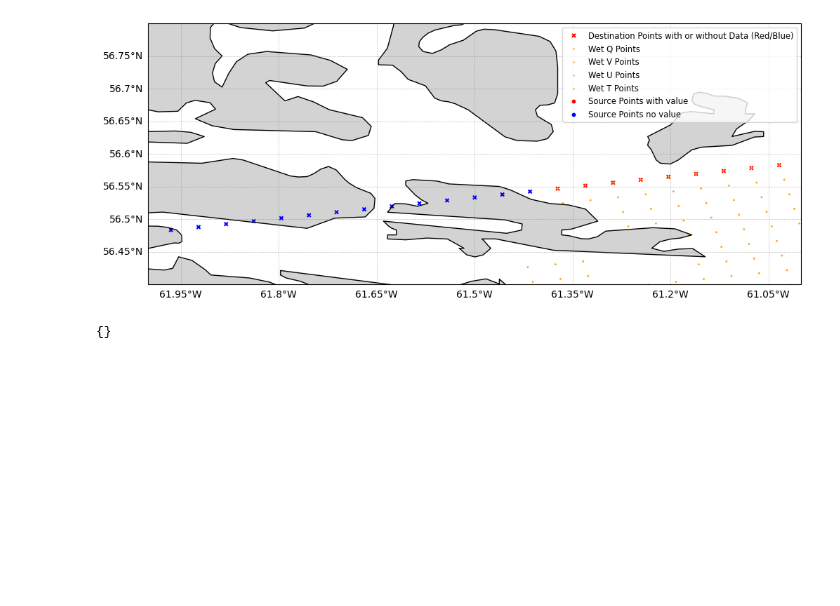
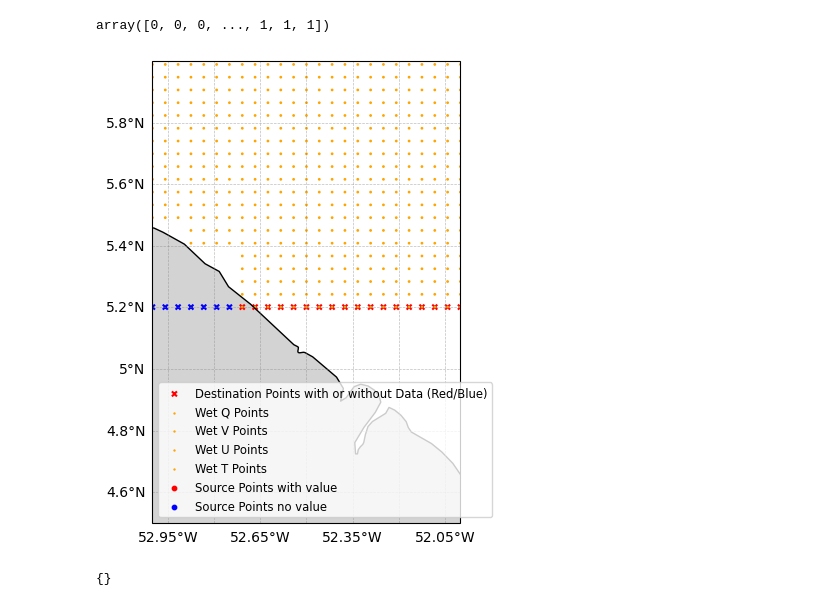
Before and after one commit to CROCODILE-CESM/nwa12_v0, a Jupyter notebook: dev/bgc/cesm_downscaling/regridding_workflow/analysis_testing.ipynb, the cells around one changed output. Saved outputs shown, nothing was run; the diff lists cells and outputs as text; code cells hidden in the pictures; blank space fills up the shorter version.

```diff
--- a/dev/bgc/cesm_downscaling/regridding_workflow/analysis_testing.ipynb
+++ b/dev/bgc/cesm_downscaling/regridding_workflow/analysis_testing.ipynb
@@ -26,18 +26,22 @@ keys = ["north","south","east"]
 info = {}
 for key in keys:
     info[key] = {
-        "weights": xr.open_dataset(f"/glade/u/home/manishrv/documents/croc/dev/bgc/cesm_downscaling/regridded_interpolated_data/{key}_weights.nc"),
-        "raw_ds":xr.open_dataset(f"/glade/u/home/manishrv/documents/croc/dev/bgc/cesm_downscaling/raw_interpolated_data/DIC_{key}_vfilled.nc"),
-        "regridded_ds":xr.open_dataset(f"/glade/u/home/manishrv/documents/croc/dev/bgc/cesm_downscaling/regridded_interpolated_data/DIC_{key}_regridded.nc"),
+        "weights": xr.open_dataset(f"/glade/u/home/manishrv/documents/croc/dev/bgc/cesm_downscaling/regridded_interpolated_filled_data/{key}_weights.nc"),
+        "raw_ds":xr.open_dataset(f"/glade/u/home/manishrv/documents/croc/dev/bgc/cesm_downscaling/raw_interpolated_filled_data/DIC_{key}_vfilled.nc"),
+        "regridded_ds":xr.open_dataset(f"/glade/u/home/manishrv/documents/croc/dev/bgc/cesm_downscaling/regridded_interpolated_filled_data/DIC_{key}_regridded_with_fills.nc"),
 
     }
     info[key]["analysis_obj"] =  ra.RegriddingAnalysis(raw_ds = info[key]["raw_ds"],regridded_ds=info[key]["regridded_ds"],weights = info[key]["weights"],  regrid_var_name = "__xarray_dataarray_variable__")
+# %%
+info['south']["analysis_obj"].plot_regridding_information(topo)
+# %% [output]
+array([0, 0, 0, ..., 1, 1, 1])
 # %%
 north_bound = ra.RegriddingAnalysis(raw_ds = raw_ds_with_fill_and_vfill,regridded_ds=processed_ds,weights = north_weights_fill_and_vfill,regrid_lon_name = "lon_segment_002",regrid_lat_name = "lat_segment_002",  regrid_var_name = "DIC_segment_002")
 # %%
-north_bound.plot_regridding_information([-62,-61,56.4,56.8],topo)
+info["south"]["analysis_obj"].plot_regridding_information([-53,-52,6,4.5],topo)
 # %% [output]
-[figure, old version]
+[figure, new version]
 # %%
 report = north_bound.check_source_points_on_dest_nans_over_ocean(topo, -1)
 report
```
Also changed, not shown: parts of 2 cells of this notebook, 19 other files.
